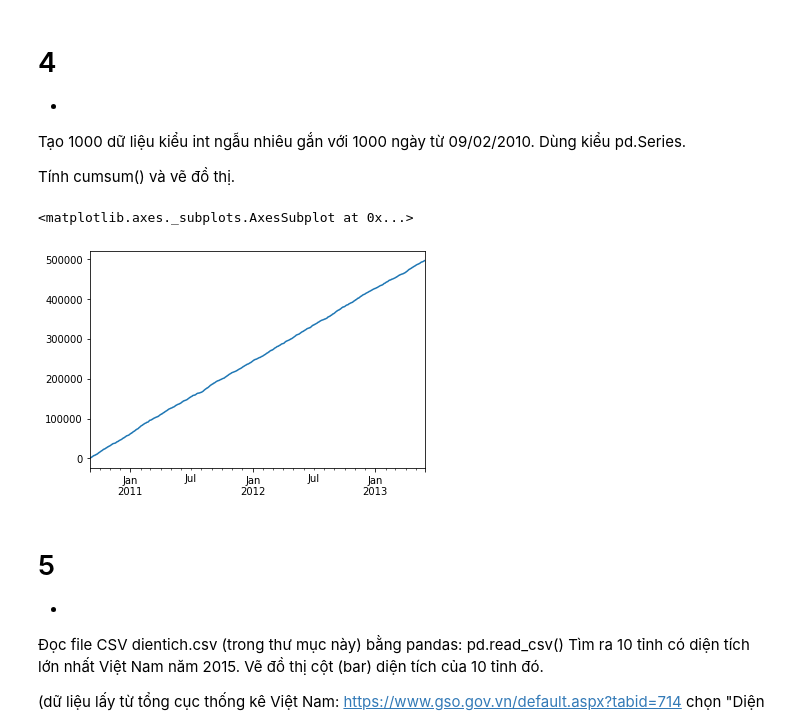
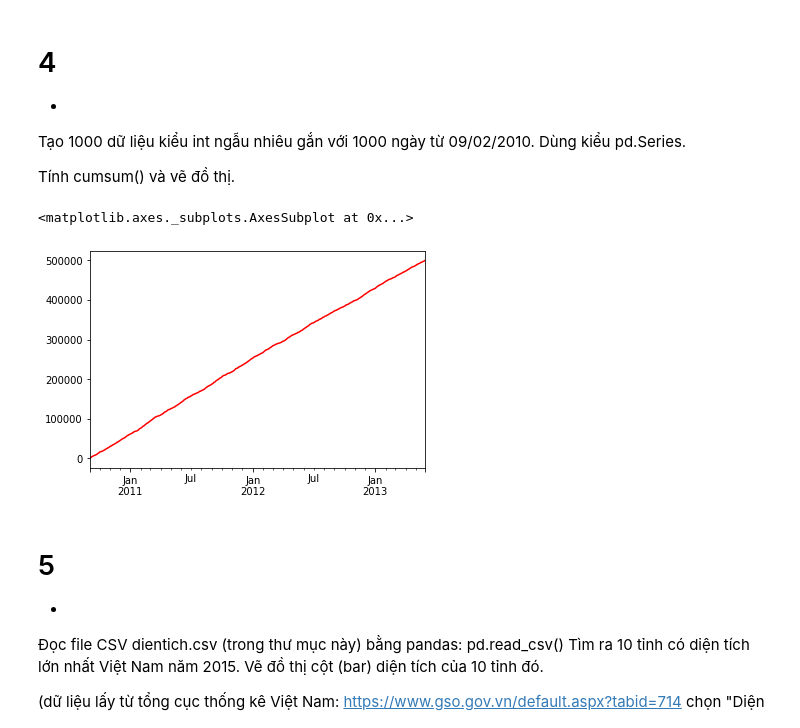
Before and after one commit to qmiinh/pymi2006-minhnq-ex11, a Jupyter notebook: pymi2006-minhnq-ex11.ipynb, the cells around one changed output. Drawn from its saved outputs; the diff is of its cells as text; code cells hidden in the pictures.

```diff
--- a/pymi2006-minhnq-ex11.ipynb
+++ b/pymi2006-minhnq-ex11.ipynb
@@ -90,10 +90,10 @@ import pandas as pd
 # %%
 df = pd.Series(data=np.random.randint(1000, size=1000),
                  index=pd.date_range(start='09/02/2010', periods=1000))
-np.cumsum(df).plot.line()
+np.cumsum(df).plot.line(color='r')
 # %% [output]
 <matplotlib.axes._subplots.AxesSubplot at 0x...>
-[figure, old version]
+[figure, new version]
 # %% [markdown]
 # 5
 -
```
Also changed, not shown: parts of 1 cell of this notebook.
